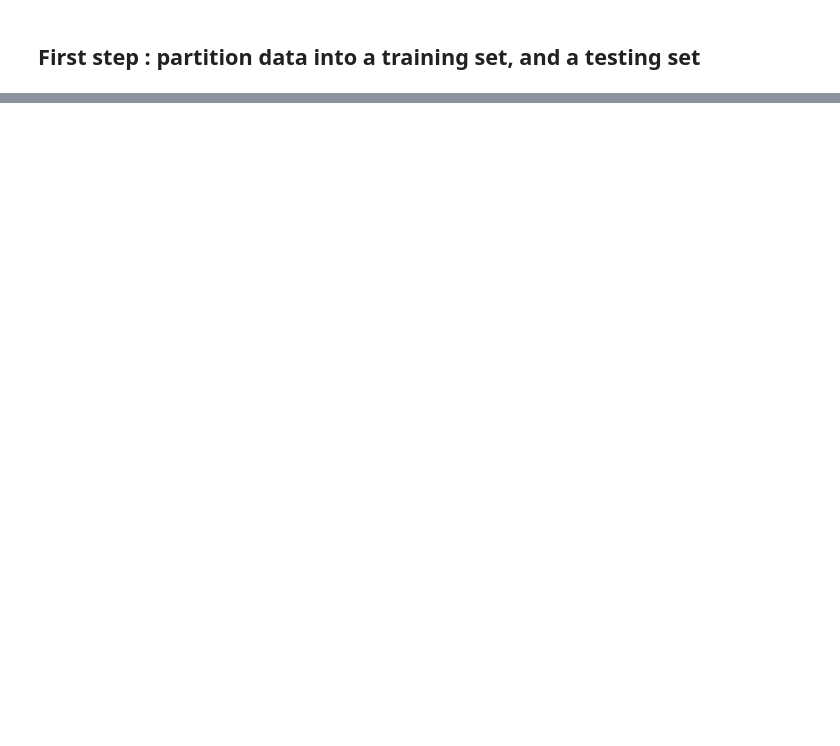
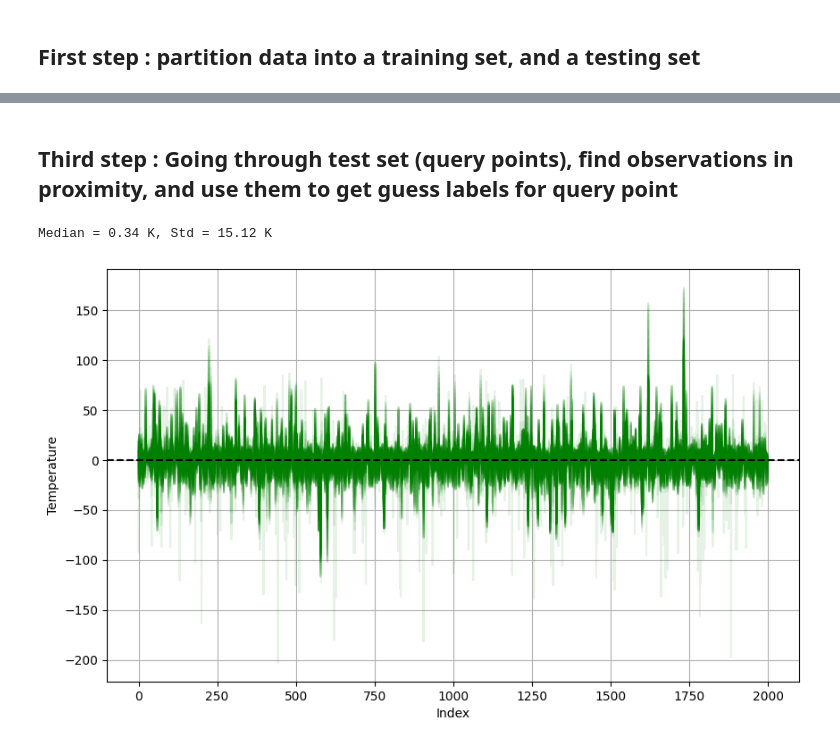
Before and after one commit to SamMerc/Second-Generals, a Jupyter notebook: Code/Plot&Fit_TP_GP.ipynb, the cells around one changed output, grey strips where cells are left out. Cells and saved outputs as stored; diff of their text form; code cells hidden in the pictures; blank space fills up the shorter version.

Commit message:
2025-11-06 Significant update to the conditional GP approach. Still need to try the kernel method, but the first step of Sai's suggestion is implemented.

```diff
--- a/Code/Plot&Fit_TP_GP.ipynb
+++ b/Code/Plot&Fit_TP_GP.ipynb
@@ -89,7 +89,7 @@ plt.show()
 ## First step : partition data into a training set, and a testing set
 # %%
 #Defining partition of data used for 1. training and 2. testing
-data_partition = [0.9999, 0.0001]
+data_partition = [0.8, 0.2]
 
 #Defining the noise seed for the random partitioning of the training data
 partition_seed = 4
@@ -180,10 +140,0 @@ plt.show()
-# %%
-# Basic diagnostic plot
-
-#Plotting
-fig, ax=plt.subplots()
-for train_output_T, train_output_P in zip(train_outputs_T, train_outputs_P):
-    ax.plot(train_output_T, np.log(train_output_P/1000), '.', linestyle='-', color='green', linewidth=2, alpha=0.01)
-ax.invert_yaxis()
-ax.set_xlim(0, 450)
-plt.show()
@@ -347,0 +141,2 @@ for part_idx, (lambda_reg, partition_color) in enumerate(zip(lambda_regs, ['cyan
+# %% [markdown]
+## Third step : Going through test set (query points), find observations in proximity, and use them to get guess labels for query point
@@ -347,0 +183,14 @@ for part_idx, (lambda_reg, partition_color) in enumerate(zip(lambda_regs, ['cyan
+# %%
+print(f'Median = {np.median(input_output_residuals):.2f} K, Std = {np.std(input_output_residuals):.2f} K')
+
+#Plot residuals
+fig = plt.subplots(figsize=[10, 6])
+plt.plot(input_output_residuals, alpha=0.1, color='green')
+plt.axhline(0, color='black', linestyle='dashed')
+plt.xlabel('Index')
+plt.ylabel('Temperature')
+plt.grid()
+plt.show()
+# %% [output]
+Median = 0.34 K, Std = 15.12 K
+[figure, added]
```
Also changed, not shown: parts of 12 cells of this notebook.
